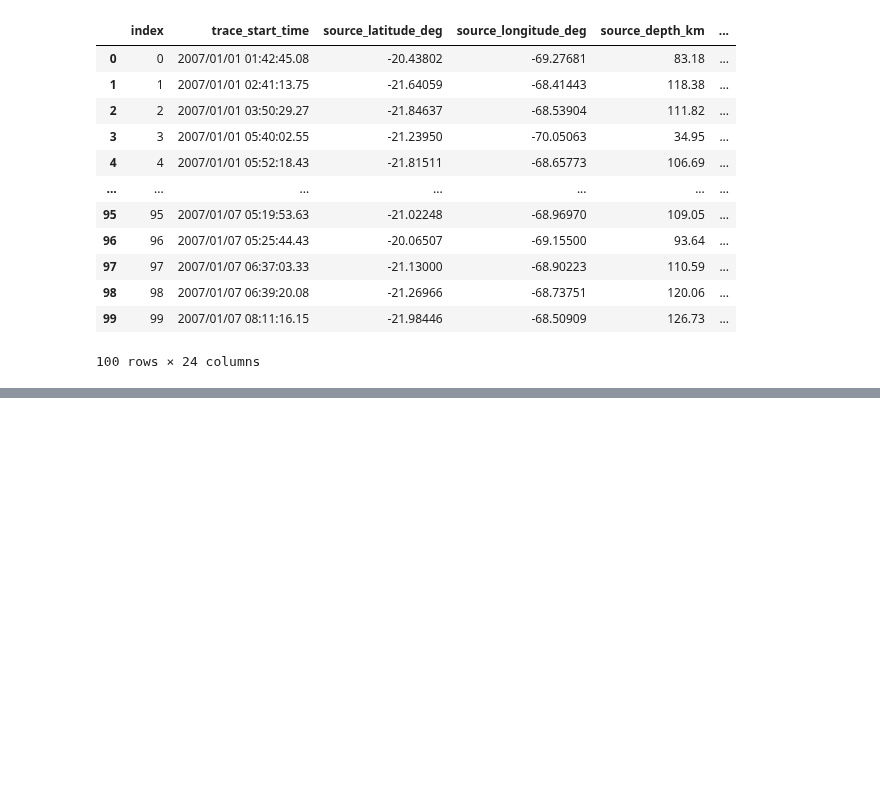
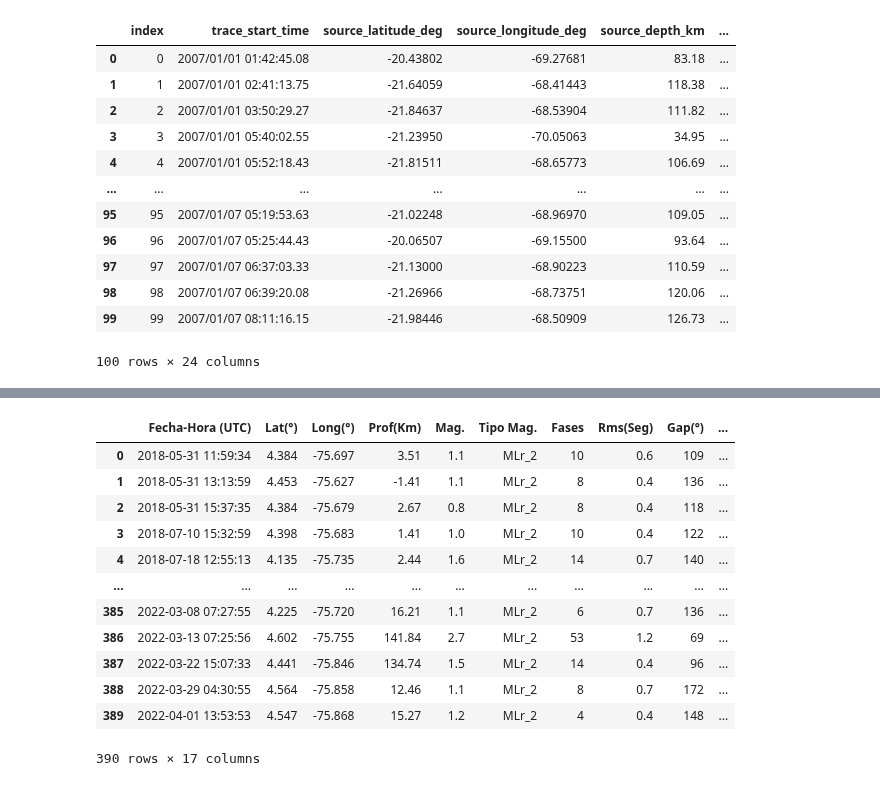
Before and after one commit to MrBloom911/SismicOperations, a Jupyter notebook: SeisDataAna/SeisDataAna.ipynb, the cells around one changed output, grey strips where cells are left out. Drawn from its saved outputs; the diff is of its cells as text; code cells hidden in the pictures; blank space fills up the shorter version.

```diff
--- a/SeisDataAna/SeisDataAna.ipynb
+++ b/SeisDataAna/SeisDataAna.ipynb
@@ -74,0 +91,19 @@ Data.plot_map()
+# %%
+Archivo= r"C:\Python\Sismos\Catalogo_Sismico.csv"
+df=pd.read_csv(Archivo)
+# %%
+df
+# %% [output]
+|  | Fecha-Hora (UTC) | Lat(°) | Long(°) | Prof(Km) | Mag. | Tipo Mag. | Fases | Rms(Seg) | Gap(°) | ... |
+| 0 | 2018-05-31 11:59:34 | 4.384 | -75.697 | 3.51 | 1.1 | MLr_2 | 10 | 0.6 | 109 | ... |
+| 1 | 2018-05-31 13:13:59 | 4.453 | -75.627 | -1.41 | 1.1 | MLr_2 | 8 | 0.4 | 136 | ... |
+| 2 | 2018-05-31 15:37:35 | 4.384 | -75.679 | 2.67 | 0.8 | MLr_2 | 8 | 0.4 | 118 | ... |
+| 3 | 2018-07-10 15:32:59 | 4.398 | -75.683 | 1.41 | 1.0 | MLr_2 | 10 | 0.4 | 122 | ... |
+| 4 | 2018-07-18 12:55:13 | 4.135 | -75.735 | 2.44 | 1.6 | MLr_2 | 14 | 0.7 | 140 | ... |
+| ... | ... | ... | ... | ... | ... | ... | ... | ... | ... | ... |
+| 385 | 2022-03-08 07:27:55 | 4.225 | -75.720 | 16.21 | 1.1 | MLr_2 | 6 | 0.7 | 136 | ... |
+| 386 | 2022-03-13 07:25:56 | 4.602 | -75.755 | 141.84 | 2.7 | MLr_2 | 53 | 1.2 | 69 | ... |
+| 387 | 2022-03-22 15:07:33 | 4.441 | -75.846 | 134.74 | 1.5 | MLr_2 | 14 | 0.4 | 96 | ... |
+| 388 | 2022-03-29 04:30:55 | 4.564 | -75.858 | 12.46 | 1.1 | MLr_2 | 8 | 0.7 | 172 | ... |
+| 389 | 2022-04-01 13:53:53 | 4.547 | -75.868 | 15.27 | 1.2 | MLr_2 | 4 | 0.4 | 148 | ... |
+390 rows × 17 columns
```
Also changed, not shown: parts of 4 cells of this notebook, 1 other file.
